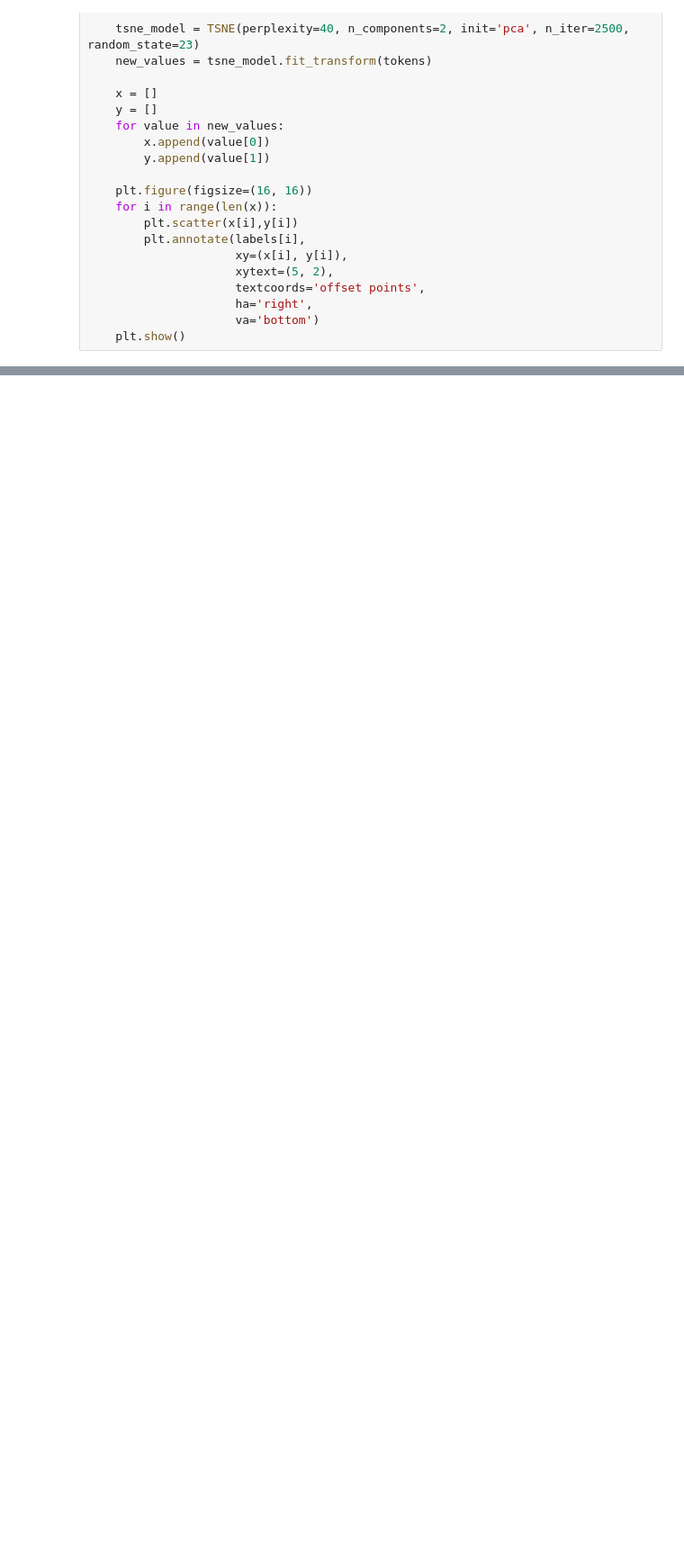
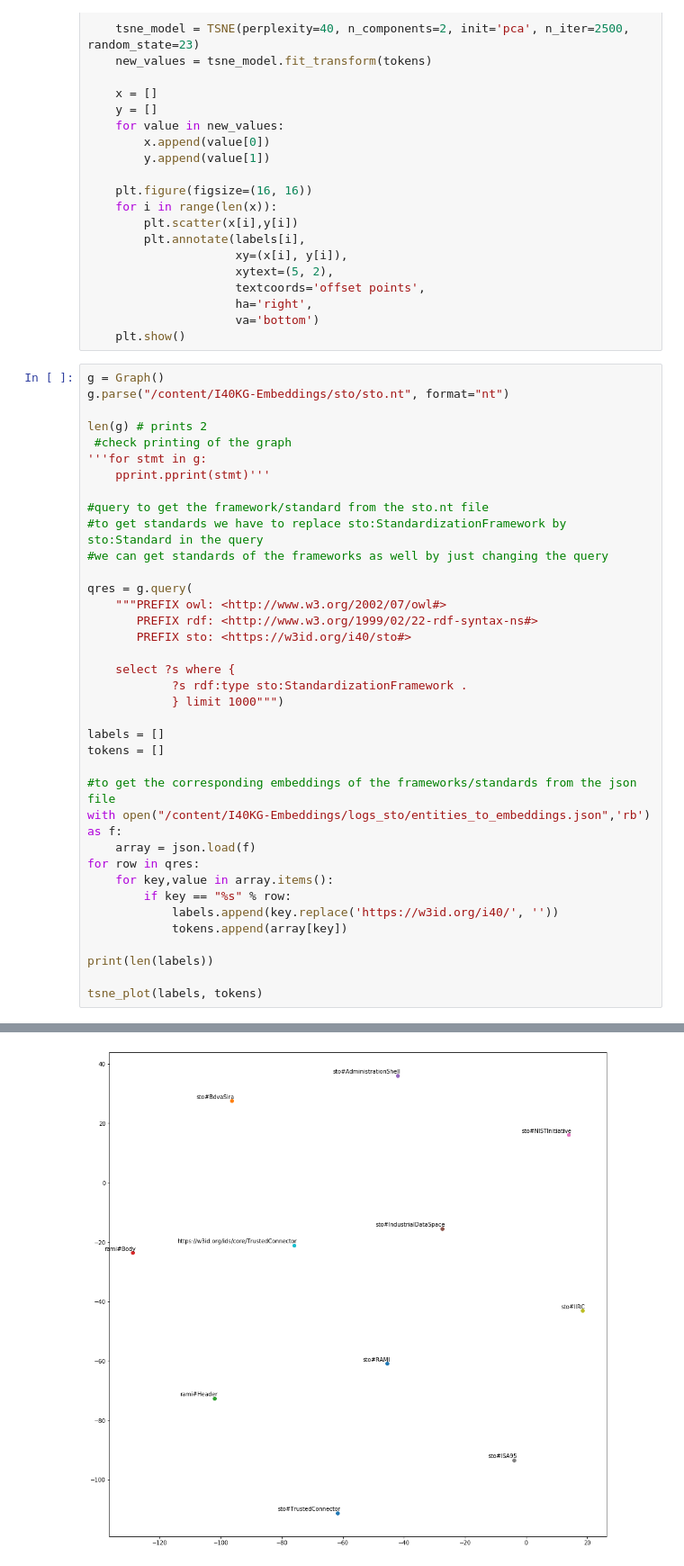
Before and after one commit to i40-Tools/I40KG-Embeddings, a Jupyter notebook: Visualizing_Embedding_Tsne.ipynb, the cells around one changed output, grey strips where cells are left out. Shown at 90% size. Cells and saved outputs as stored; diff of their text form; blank space fills up the shorter version.

Commit message:
Visualization is working now

```diff
--- a/Visualizing_Embedding_Tsne.ipynb
+++ b/Visualizing_Embedding_Tsne.ipynb
@@ -60,3 +60,41 @@ def tsne_plot(labels, tokens):
                      ha='right',
                      va='bottom')
     plt.show()
+# %%
+g = Graph()
+g.parse("/content/I40KG-Embeddings/sto/sto.nt", format="nt")
+
+len(g) # prints 2
+ #check printing of the graph
+'''for stmt in g:
+    pprint.pprint(stmt)'''
+
+#query to get the framework/standard from the sto.nt file
+#to get standards we have to replace sto:StandardizationFramework by sto:Standard in the query
+#we can get standards of the frameworks as well by just changing the query
+
+qres = g.query(
+    """PREFIX owl: <http://www.w3.org/2002/07/owl#>
+       PREFIX rdf: <http://www.w3.org/1999/02/22-rdf-syntax-ns#>
+       PREFIX sto: <https://w3id.org/i40/sto#>
+
+    select ?s where {
+            ?s rdf:type sto:StandardizationFramework .
+            } limit 1000""")
+
+labels = []
+tokens = []
+
+#to get the corresponding embeddings of the frameworks/standards from the json file
+with open("/content/I40KG-Embeddings/logs_sto/entities_to_embeddings.json",'rb') as f:
+    array = json.load(f)
+for row in qres:
+    for key,value in array.items():
+        if key == "%s" % row:
+            labels.append(key.replace('https://w3id.org/i40/', ''))
+            tokens.append(array[key])
+
+print(len(labels))
+
+tsne_plot(labels, tokens)
+# %% [output]
@@ -62,0 +102 @@ def tsne_plot(labels, tokens):
+[figure, added]
```
Also changed, not shown: parts of 3 cells of this notebook.
